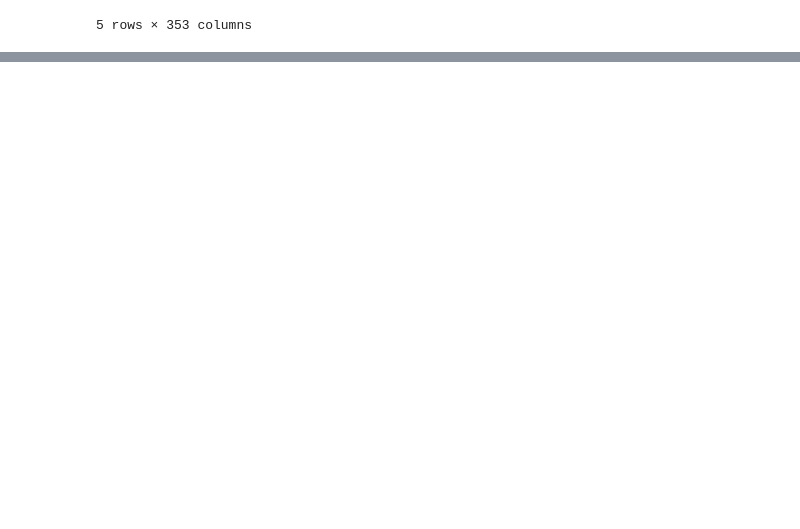
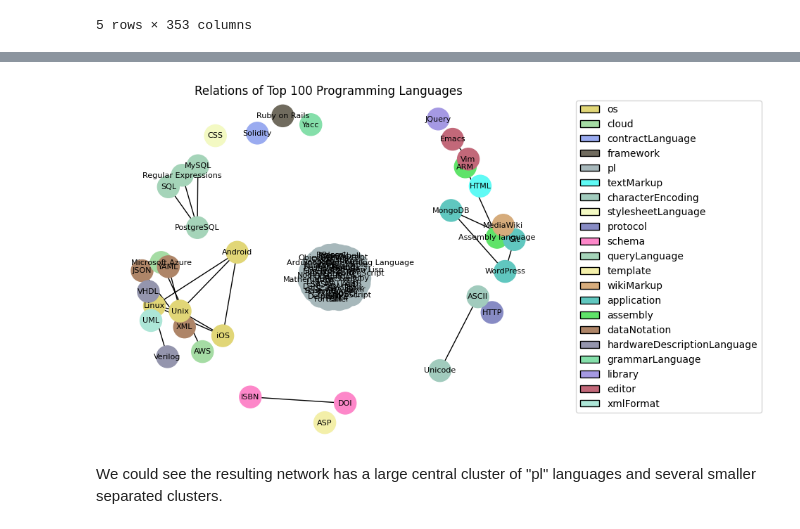
Before and after one commit to com-480-data-visualization/project-2023-data-virtuosos, a Jupyter notebook: milestone_p1.ipynb, the cells around one changed output, grey strips where cells are left out. Saved outputs shown, nothing was run; the diff lists cells and outputs as text; code cells hidden in the pictures; blank space fills up the shorter version.

```diff
--- a/milestone_p1.ipynb
+++ b/milestone_p1.ipynb
@@ -89,0 +122,47 @@ TypeError: 'NoneType' object is not callable
+# %%
+pldb_100 = pldb.iloc[:100]
+# %%
+# Create a NetworkX graph
+G = nx.Graph()
+
+# Add nodes to the graph
+for index, row in pldb_100.iterrows():
+    G.add_node(row["title"], type=row["type"])
+
+# Connect nodes with the same type
+for i, row1 in pldb_100.iterrows():
+    for j, row2 in pldb_100.iterrows():
+        if i >= j:
+            continue
+        if row1["type"] == row2["type"]:
+            G.add_edge(row1["title"], row2["title"])
+
+# Draw the graph
+pos = nx.spring_layout(G, k=0.5)
+
+# Assign a random color to each node type
+node_types = list(set([node[1]["type"] for node in G.nodes(data=True)]))
+node_colors = {}
+for node_type in node_types:
+    node_colors[node_type] = [random.uniform(0.35, 1), random.uniform(0.35, 1), random.uniform(0.35, 1)]
+
+node_colors_list = [node_colors[node[1]["type"]] for node in G.nodes(data=True)]
+nx.draw(G, pos, with_labels=False, node_size=500, node_color=node_colors_list)
+
+# Add node labels
+labels = {node[0]: node[0] for node in G.nodes(data=True)}
+nx.draw_networkx_labels(G, pos, labels, font_size=8)
+
+# Add a legend
+legend_handles = []
+for node_type, color in node_colors.items():
+    legend_handles.append(plt.Rectangle((0, 0), 1, 1, fc=color, edgecolor='black'))
+plt.legend(legend_handles, node_colors.keys(), bbox_to_anchor=(1.05, 1), loc='upper left', borderaxespad=0)
+
+plt.title("Relations of Top 100 Programming Languages")
+
+plt.show()
+# %% [output]
+[figure, added]
+# %% [markdown]
+We could see the resulting network has a large central cluster of "pl" languages and several smaller separated clusters.
```
Also changed, not shown: parts of 18 cells of this notebook, 6 other files.
